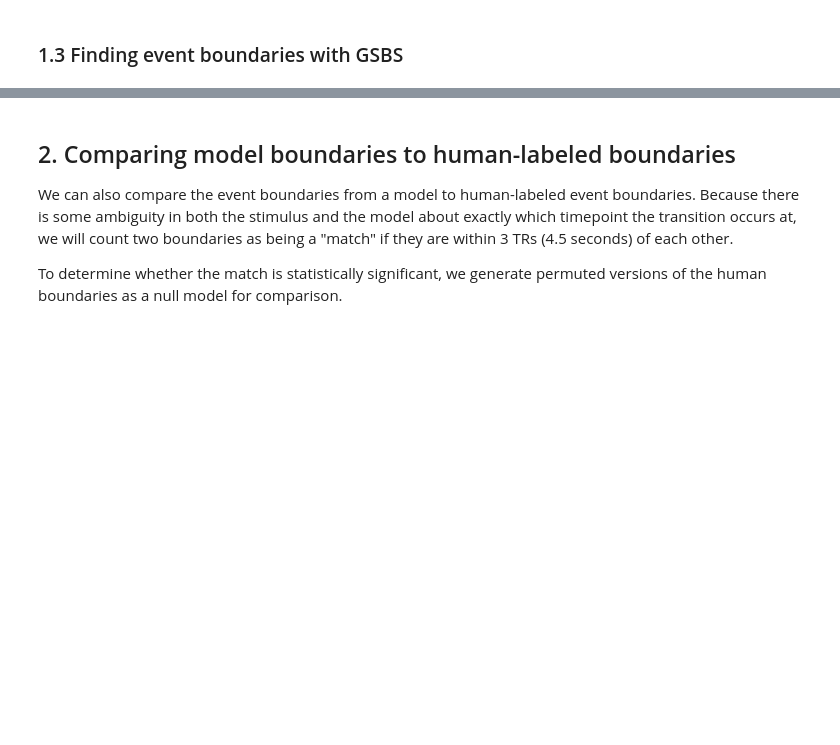
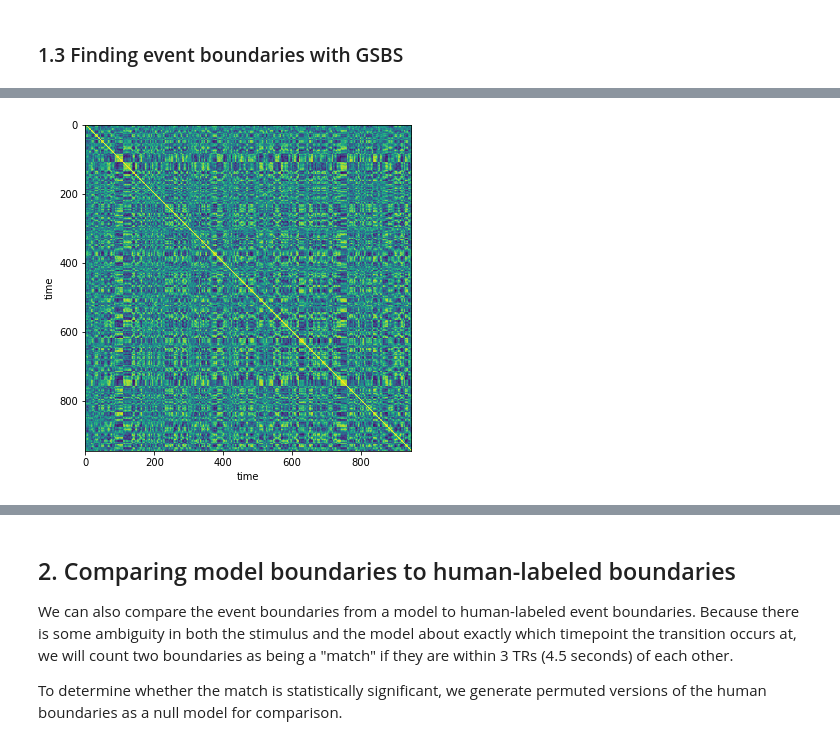
Before and after one commit to naturalistic-data-analysis/tutorial_development, a Jupyter notebook: event-segmentation/event-segmentation.ipynb, the cells around one changed output, grey strips where cells are left out. Saved outputs shown, nothing was run; the diff lists cells and outputs as text; code cells hidden in the pictures; blank space fills up the shorter version.

```diff
--- a/event-segmentation/event-segmentation.ipynb
+++ b/event-segmentation/event-segmentation.ipynb
@@ -249,0 +300,10 @@ states.fit()
+# %%
+# plot GSBS boundaries on timepoint correlation matrix
+
+fig, ax = plt.subplots(1,1,figsize = (14,6))
+ax.imshow(np.corrcoef(movie_group))
+ax.set_xlabel('time')
+ax.set_ylabel('time')
+plt.show()
+# %% [output]
+[figure, added]
```
Also changed, not shown: parts of 15 cells of this notebook.
